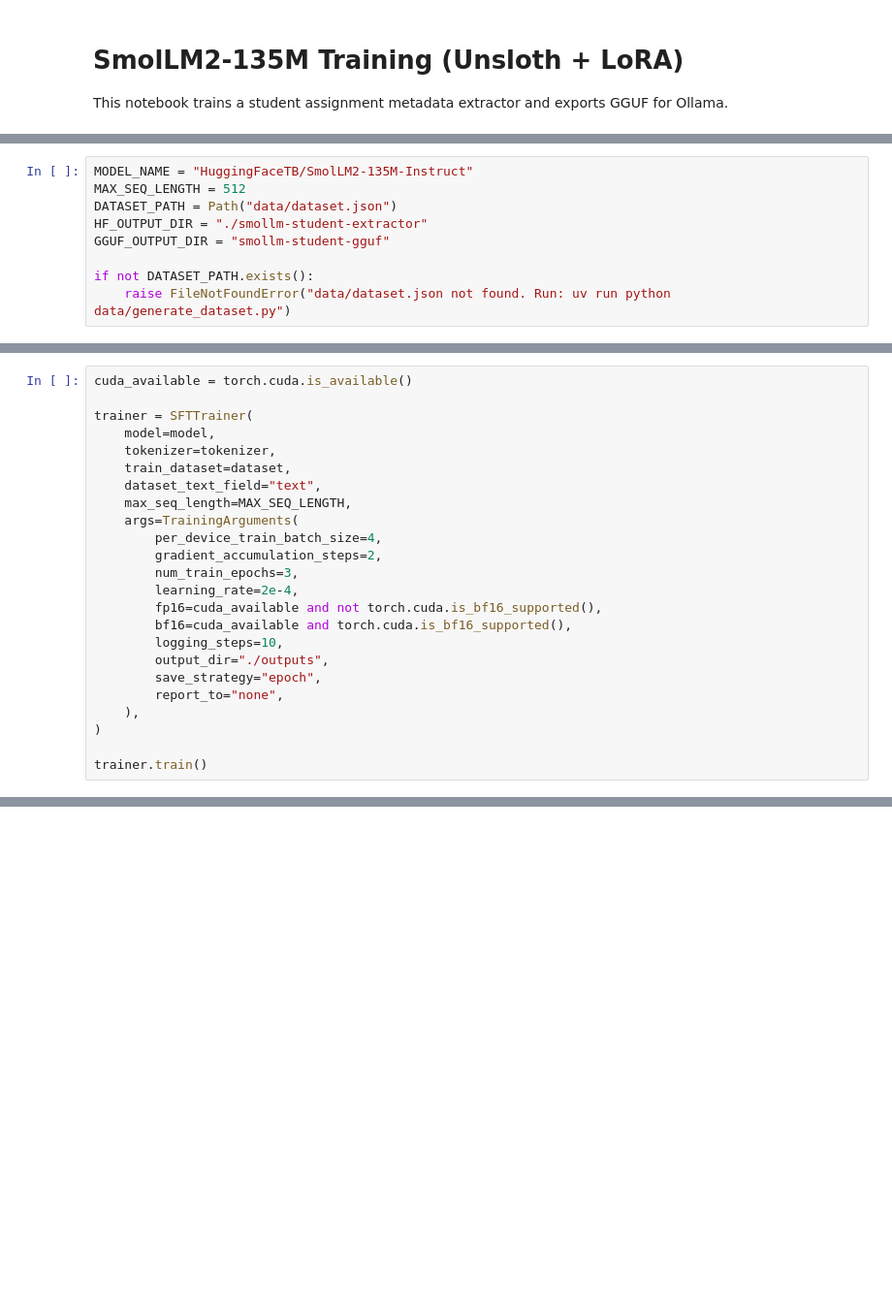
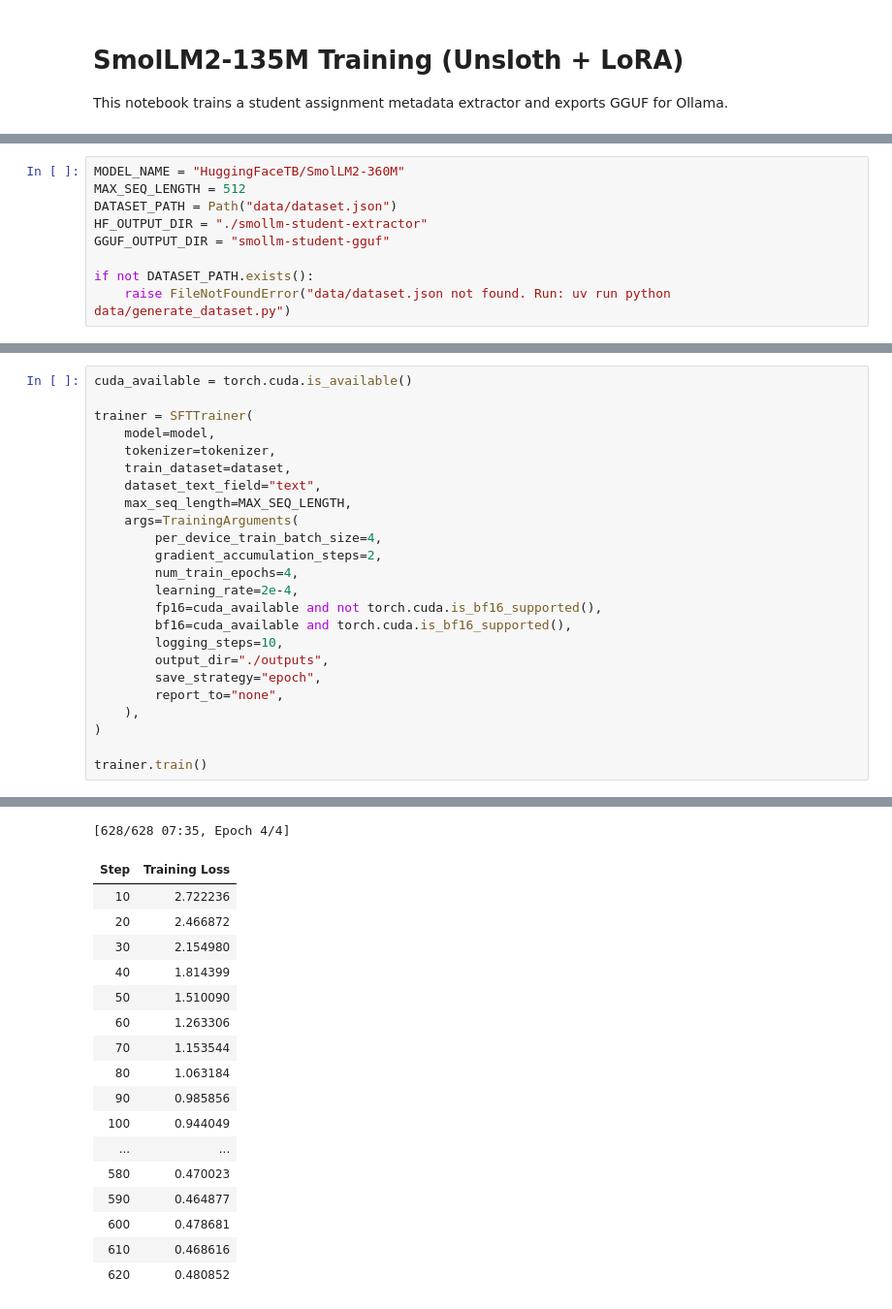
Before and after one commit to nmdra/Assignment-Metadata-Extractor, a Jupyter notebook: training/train.ipynb, the cells around one changed output, grey strips where cells are left out. Shown at 97% size. Saved outputs shown, nothing was run; the diff lists cells and outputs as text; blank space fills up the shorter version.

```diff
--- a/training/train.ipynb
+++ b/training/train.ipynb
@@ -17,5 +207,5 @@ from unsloth import FastLanguageModel
 # %%
-MODEL_NAME = "HuggingFaceTB/SmolLM2-135M-Instruct"
+MODEL_NAME = "HuggingFaceTB/SmolLM2-360M"
 MAX_SEQ_LENGTH = 512
 DATASET_PATH = Path("data/dataset.json")
 HF_OUTPUT_DIR = "./smollm-student-extractor"
@@ -70,7 +273,7 @@ trainer = SFTTrainer(
     args=TrainingArguments(
         per_device_train_batch_size=4,
         gradient_accumulation_steps=2,
-        num_train_epochs=3,
+        num_train_epochs=4,
         learning_rate=2e-4,
         fp16=cuda_available and not torch.cuda.is_bf16_supported(),
         bf16=cuda_available and torch.cuda.is_bf16_supported(),
@@ -82,3 +285,4 @@ trainer = SFTTrainer(
 )
 
 trainer.train()
+# %% [output]
@@ -84,0 +294,18 @@ trainer.train()
+[628/628 07:35, Epoch 4/4]
+| Step | Training Loss |
+| 10 | 2.722236 |
+| 20 | 2.466872 |
+| 30 | 2.154980 |
+| 40 | 1.814399 |
+| 50 | 1.510090 |
+| 60 | 1.263306 |
+| 70 | 1.153544 |
+| 80 | 1.063184 |
+| 90 | 0.985856 |
+| 100 | 0.944049 |
+| ... | ... |
+| 580 | 0.470023 |
+| 590 | 0.464877 |
+| 600 | 0.478681 |
+| 610 | 0.468616 |
+| 620 | 0.480852 |
```
Also changed, not shown: parts of 12 cells of this notebook.
